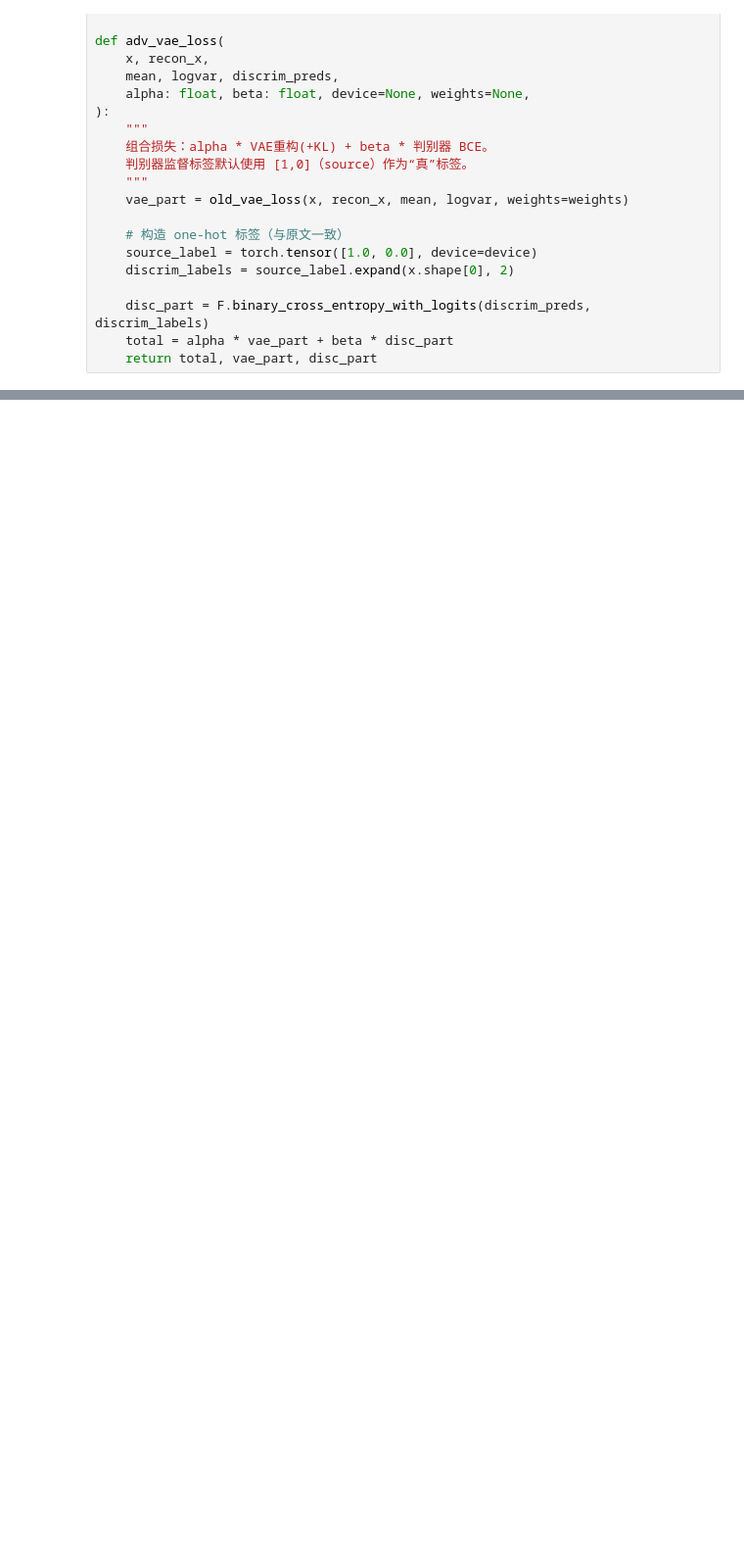
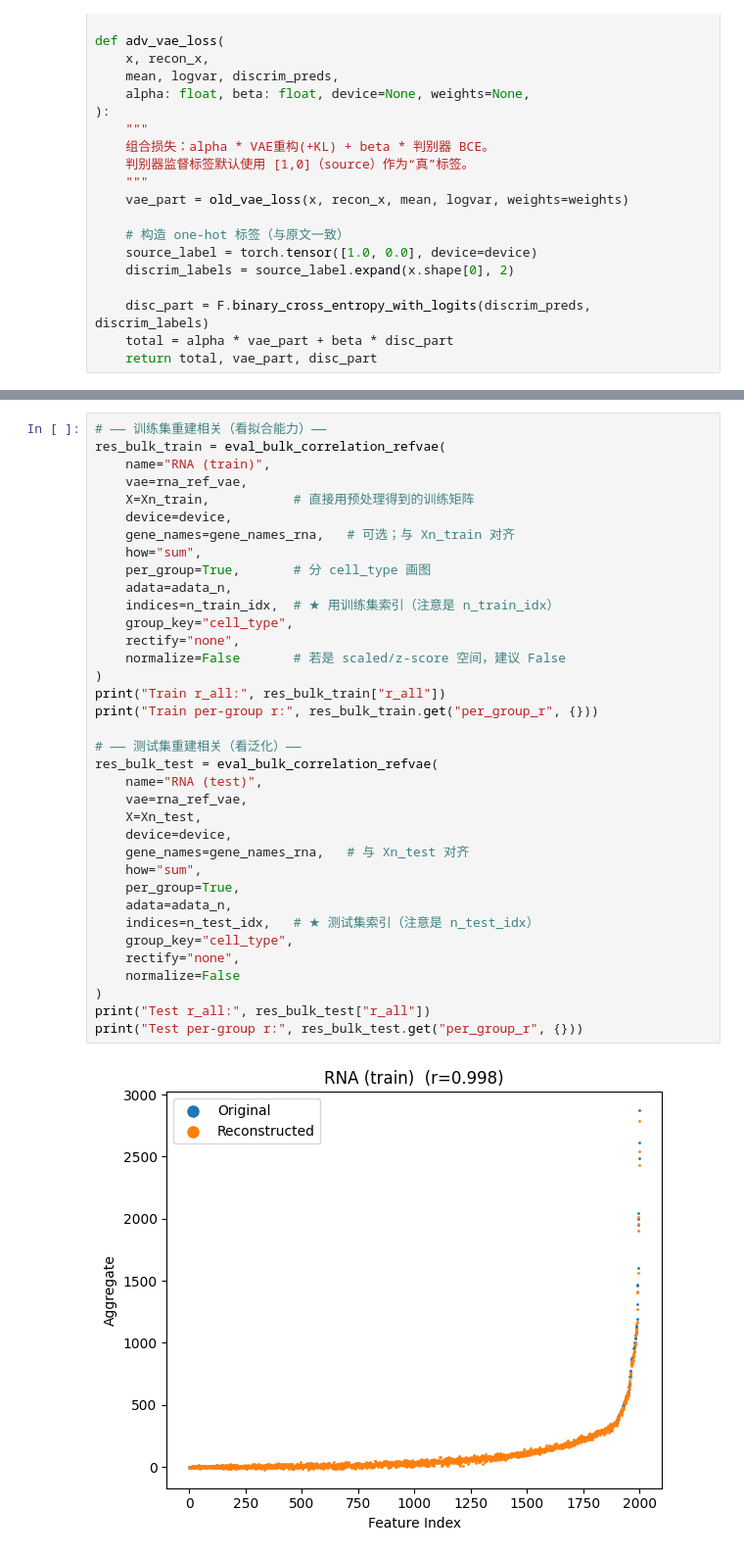
Before and after one commit to Bio-MingChen/DL_practice_by_Colab, a Jupyter notebook: Raman2single_cell_refinement.ipynb, the cells around one changed output, grey strips where cells are left out. Shown: that part at 98% size. Drawn from its saved outputs; the diff is of its cells as text; blank space fills up the shorter version.

```diff
--- a/Raman2single_cell_refinement.ipynb
+++ b/Raman2single_cell_refinement.ipynb
@@ -892,0 +999,38 @@ atac_clf = res_atac["classifier"]
+# %%
+# —— 训练集重建相关（看拟合能力）——
+res_bulk_train = eval_bulk_correlation_refvae(
+    name="RNA (train)",
+    vae=rna_ref_vae,
+    X=Xn_train,           # 直接用预处理得到的训练矩阵
+    device=device,
+    gene_names=gene_names_rna,   # 可选；与 Xn_train 对齐
+    how="sum",
+    per_group=True,       # 分 cell_type 画图
+    adata=adata_n,
+    indices=n_train_idx,  # ★ 用训练集索引（注意是 n_train_idx）
+    group_key="cell_type",
+    rectify="none",
+    normalize=False       # 若是 scaled/z-score 空间，建议 False
+)
+print("Train r_all:", res_bulk_train["r_all"])
+print("Train per-group r:", res_bulk_train.get("per_group_r", {}))
+
+# —— 测试集重建相关（看泛化）——
+res_bulk_test = eval_bulk_correlation_refvae(
+    name="RNA (test)",
+    vae=rna_ref_vae,
+    X=Xn_test,
+    device=device,
+    gene_names=gene_names_rna,   # 与 Xn_test 对齐
+    how="sum",
+    per_group=True,
+    adata=adata_n,
+    indices=n_test_idx,   # ★ 测试集索引（注意是 n_test_idx）
+    group_key="cell_type",
+    rectify="none",
+    normalize=False
+)
+print("Test r_all:", res_bulk_test["r_all"])
+print("Test per-group r:", res_bulk_test.get("per_group_r", {}))
+# %% [output]
+[figure, added]
```
Also changed, not shown: parts of 26 cells of this notebook.
